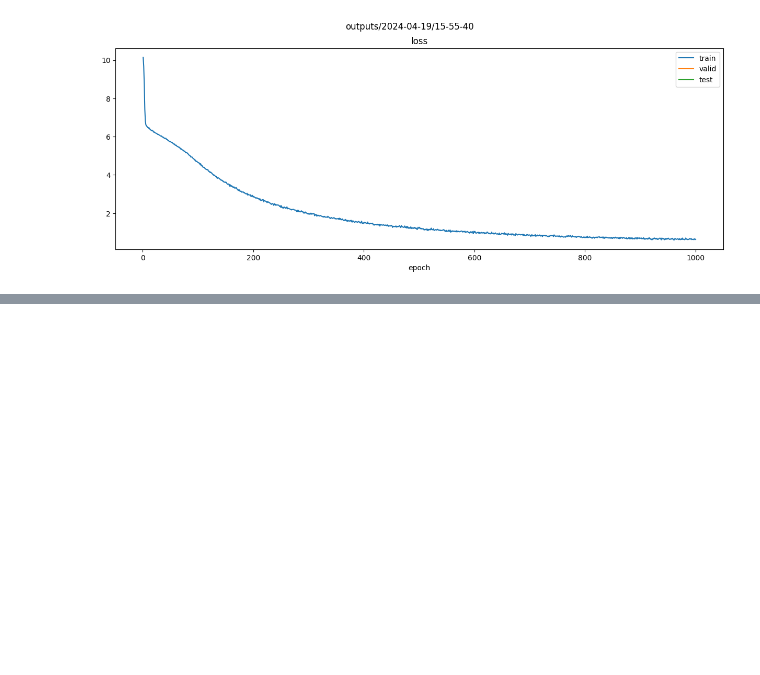
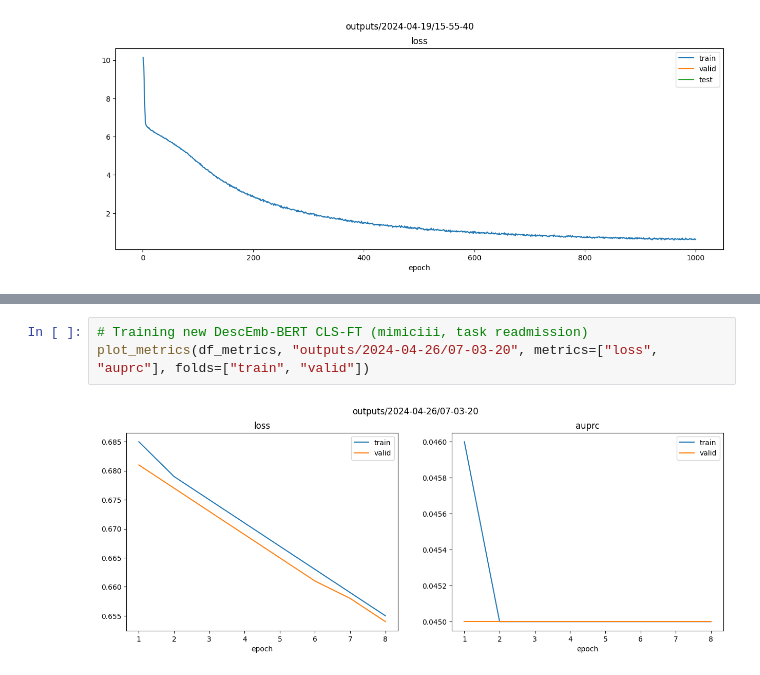
Before and after one commit to constantinkappel/dlh_project, a Jupyter notebook: 04_Collating_Training_Results.ipynb, the cells around one changed output, grey strips where cells are left out. Drawn from its saved outputs; the diff is of its cells as text; blank space fills up the shorter version.

```diff
--- a/04_Collating_Training_Results.ipynb
+++ b/04_Collating_Training_Results.ipynb
@@ -212,0 +218,5 @@ plot_metrics(df_metrics, 'outputs/2024-04-19/15-55-40', metrics=["loss"])
+# %%
+# Training new DescEmb-BERT CLS-FT (mimiciii, task readmission)
+plot_metrics(df_metrics, "outputs/2024-04-26/07-03-20", metrics=["loss", "auprc"], folds=["train", "valid"])
+# %% [output]
+[figure, added]
```
Also changed, not shown: parts of 5 cells of this notebook, 46 other files.
